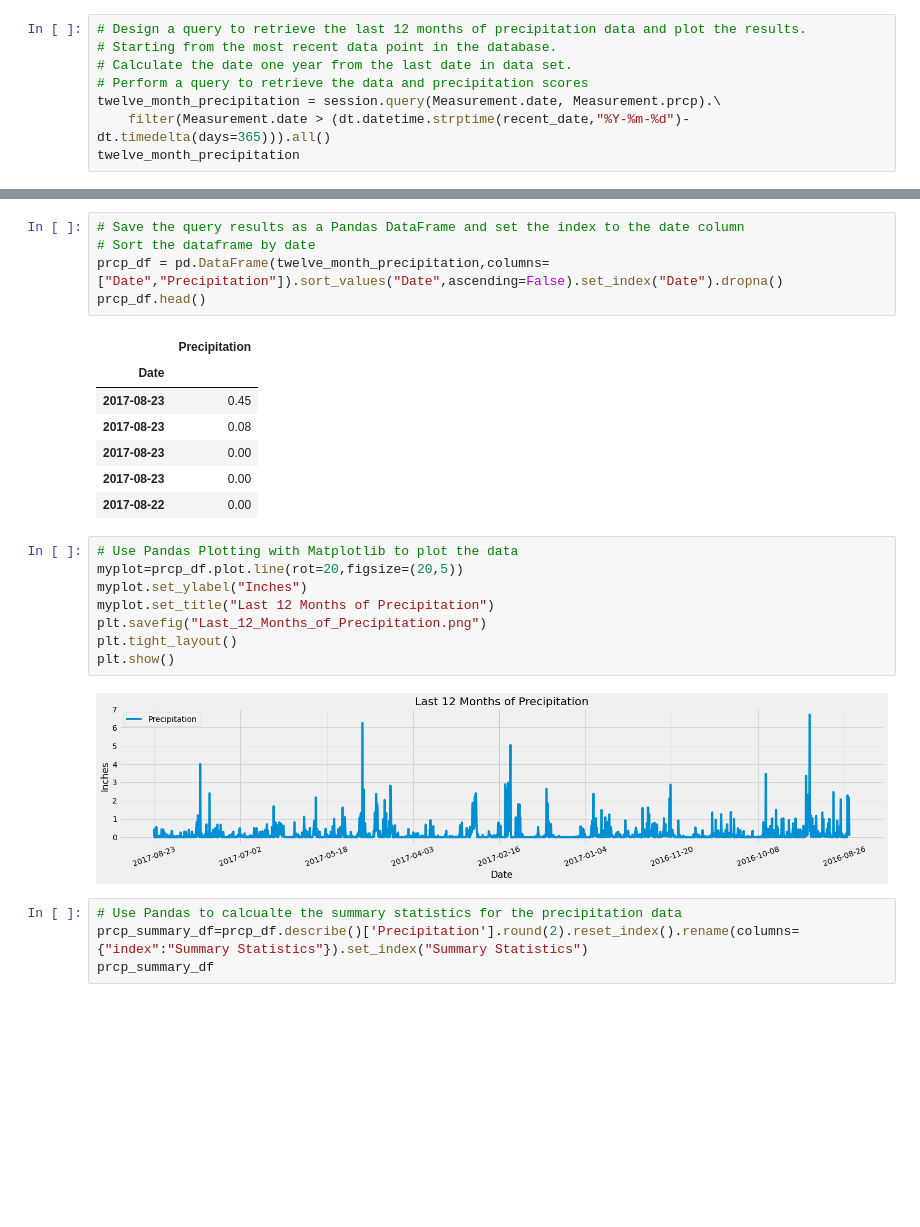
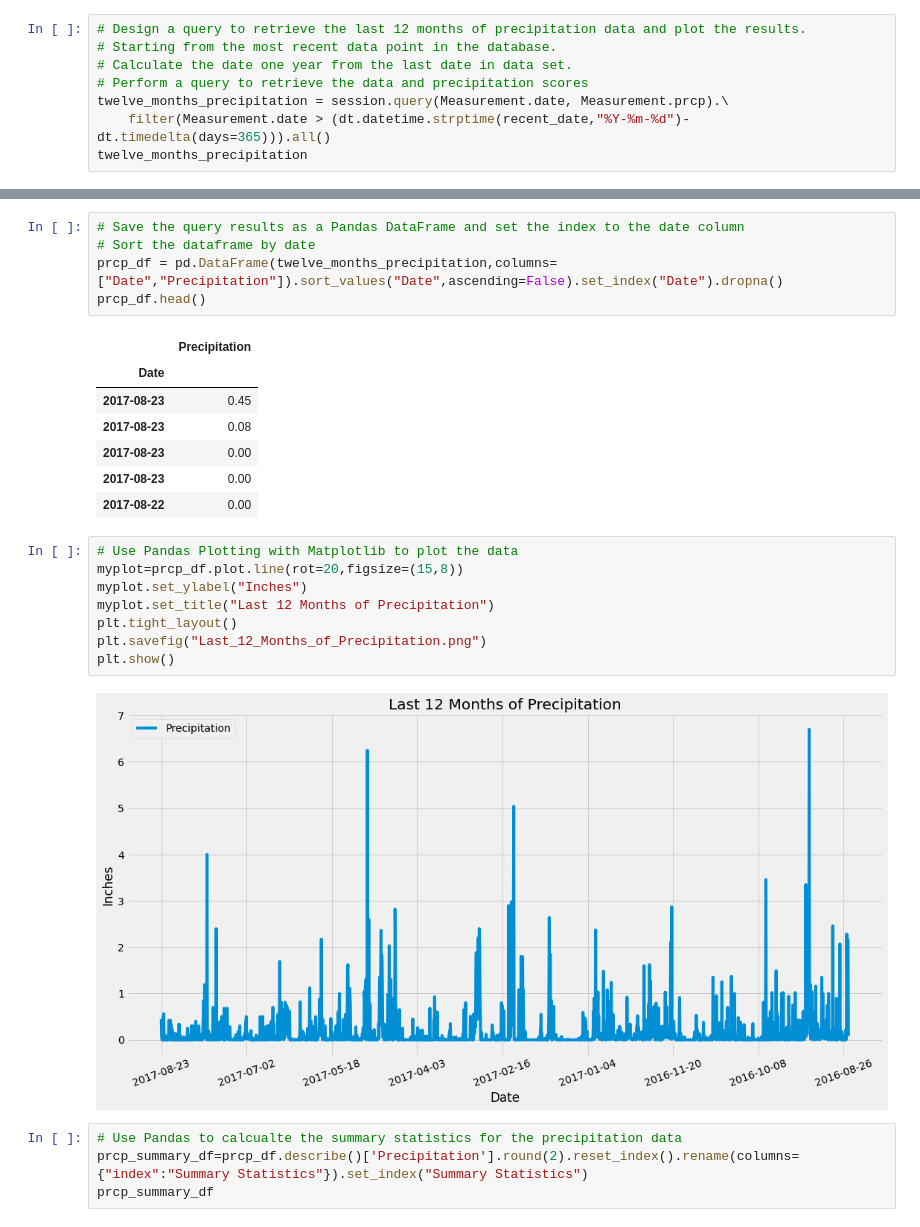
Before and after one commit to georgiafbi/sqlalchemy-challenge, a Jupyter notebook: climate_starter.ipynb, the cells around one changed output, grey strips where cells are left out. Cells and saved outputs as stored; diff of their text form; blank space fills up the shorter version.

```diff
--- a/climate_starter.ipynb
+++ b/climate_starter.ipynb
@@ -46,9 +51,9 @@ recent_date
 # Starting from the most recent data point in the database.
 # Calculate the date one year from the last date in data set.
 # Perform a query to retrieve the data and precipitation scores
-twelve_month_precipitation = session.query(Measurement.date, Measurement.prcp).\
+twelve_months_precipitation = session.query(Measurement.date, Measurement.prcp).\
     filter(Measurement.date > (dt.datetime.strptime(recent_date,"%Y-%m-%d")-dt.timedelta(days=365))).all()
-twelve_month_precipitation
+twelve_months_precipitation
 # %% [output]
 [('2016-08-24', 0.08),
  ('2016-08-25', 0.08),
@@ -70,7 +75,7 @@ twelve_month_precipitation
 # %%
 # Save the query results as a Pandas DataFrame and set the index to the date column
 # Sort the dataframe by date
-prcp_df = pd.DataFrame(twelve_month_precipitation,columns=["Date","Precipitation"]).sort_values("Date",ascending=False).set_index("Date").dropna()
+prcp_df = pd.DataFrame(twelve_months_precipitation,columns=["Date","Precipitation"]).sort_values("Date",ascending=False).set_index("Date").dropna()
 prcp_df.head()
 # %% [output]
 |  | Precipitation |
@@ -82,14 +87,14 @@ prcp_df.head()
 | 2017-08-22 | 0.00 |
 # %%
 # Use Pandas Plotting with Matplotlib to plot the data
-myplot=prcp_df.plot.line(rot=20,figsize=(20,5))
+myplot=prcp_df.plot.line(rot=20,figsize=(15,8))
 myplot.set_ylabel("Inches")
 myplot.set_title("Last 12 Months of Precipitation")
+plt.tight_layout()
 plt.savefig("Last_12_Months_of_Precipitation.png")
-plt.tight_layout()
 plt.show()
 # %% [output]
-[figure, old version]
+[figure, new version]
 # %%
 # Use Pandas to calcualte the summary statistics for the precipitation data
 prcp_summary_df=prcp_df.describe()['Precipitation'].round(2).reset_index().rename(columns={"index":"Summary Statistics"}).set_index("Summary Statistics")
```
Also changed, not shown: parts of 14 cells of this notebook, 2 other files.
